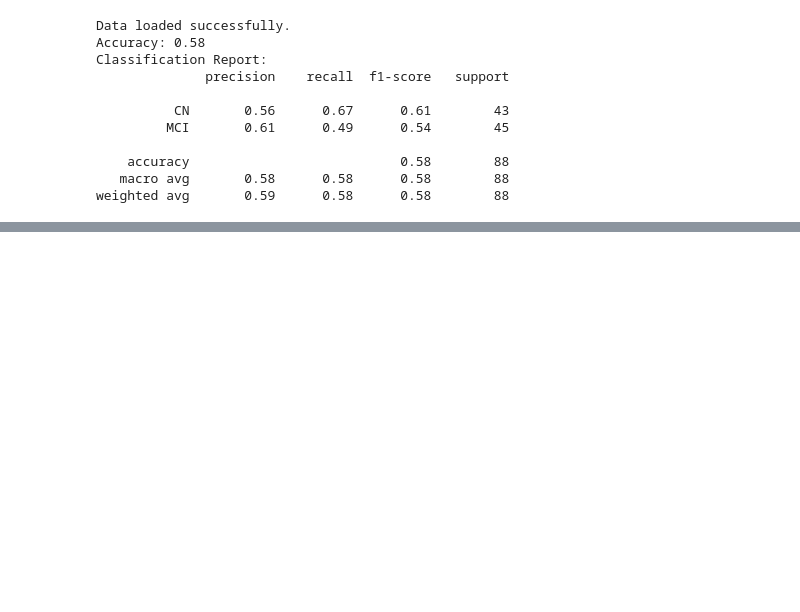
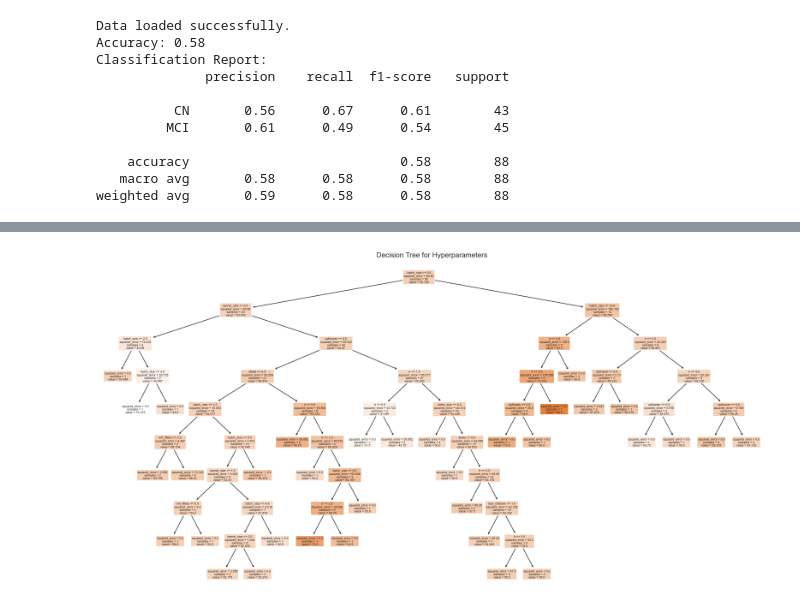
Before and after one commit to Michaelfosse/MasterThesis, a Jupyter notebook: Code/3. Descriptive analytics/Describing_Results.ipynb, the cells around one changed output, grey strips where cells are left out. Saved outputs shown, nothing was run; the diff lists cells and outputs as text; code cells hidden in the pictures; blank space fills up the shorter version.

```diff
--- a/Code/3. Descriptive analytics/Describing_Results.ipynb
+++ b/Code/3. Descriptive analytics/Describing_Results.ipynb
@@ -907,0 +1122,22 @@ weighted avg       0.59      0.58      0.58        88
+# %%
+from sklearn.tree import DecisionTreeRegressor, plot_tree
+
+# Prepare the data
+X = all_results[hyperparams].fillna('missing')  # Convert NaNs to a placeholder
+y = all_results['Validation Accuracy']
+
+# Convert categorical variables to numeric codes
+for col in X.select_dtypes(include=['object']).columns:
+    X[col] = X[col].astype('category').cat.codes
+
+# Train a decision tree regressor
+dt = DecisionTreeRegressor(random_state=42)
+dt.fit(X, y)
+
+# Plot the decision tree
+plt.figure(figsize=(20,10))
+plot_tree(dt, feature_names=hyperparams, filled=True, rounded=True)
+plt.title('Decision Tree for Hyperparameters')
+plt.show()
+# %% [output]
+[figure, added]
```
Also changed, not shown: parts of 29 cells of this notebook, 6 other files.
